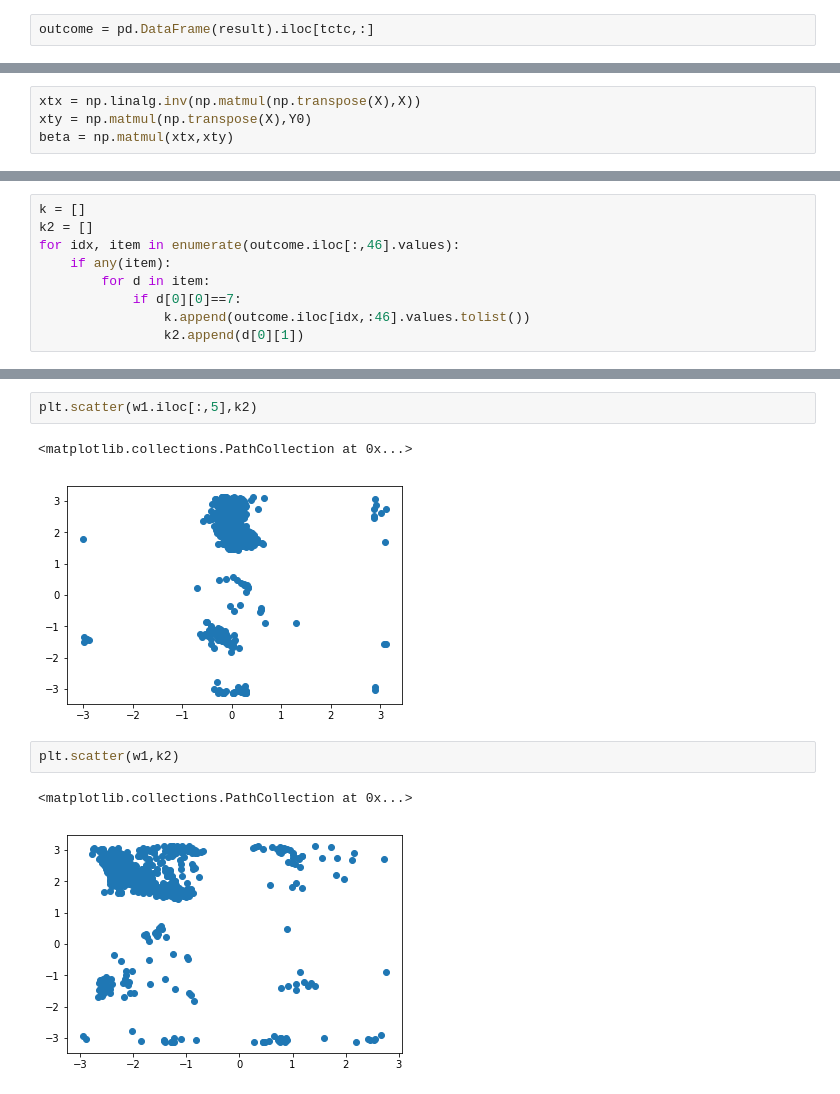
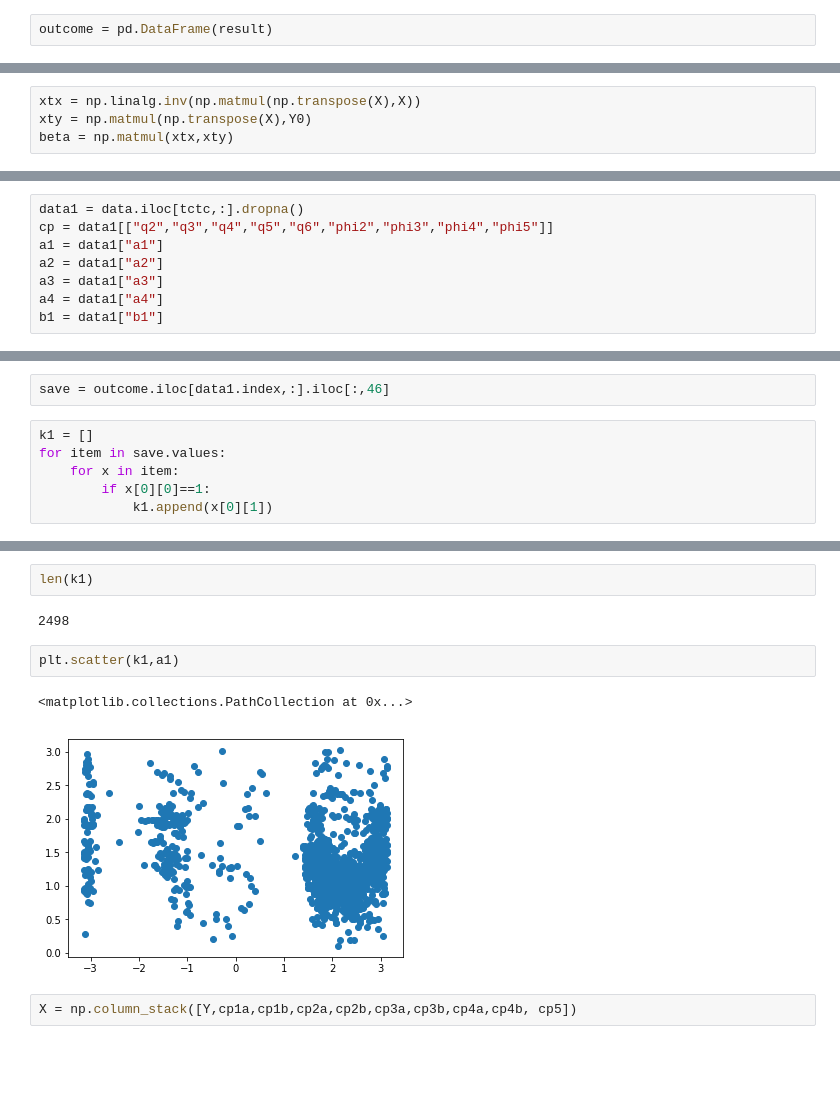
Before and after one commit to lucianlschan/RING, a Jupyter notebook: CTPs Analysis.ipynb, the cells around one changed output, grey strips where cells are left out. Drawn from its saved outputs; the diff is of its cells as text; blank space fills up the shorter version.

```diff
--- a/CTPs Analysis.ipynb
+++ b/CTPs Analysis.ipynb
@@ -572,5 +628,5 @@ for idx, mol in enumerate(peptide):
 # %%
-outcome = pd.DataFrame(result).iloc[tctc,:]
+outcome = pd.DataFrame(result)
 # %%
 endocyclic_torsion = outcome.iloc[:,34:45]
 cps = outcome.iloc[:,1:10]
@@ -601,0 +704,8 @@ array([[1.        , 0.95330263],
+# %%
+data1 = data.iloc[tctc,:].dropna()
+cp = data1[["q2","q3","q4","q5","q6","phi2","phi3","phi4","phi5"]]
+a1 = data1["a1"]
+a2 = data1["a2"]
+a3 = data1["a3"]
+a4 = data1["a4"]
+b1 = data1["b1"]
@@ -602,9 +772,8 @@ array([[1.        , 0.95330263],
+# %%
+save = outcome.iloc[data1.index,:].iloc[:,46]
 # %%
-k = []
-k2 = []
-for idx, item in enumerate(outcome.iloc[:,46].values):
-    if any(item):
-        for d in item:
-            if d[0][0]==7:
-                k.append(outcome.iloc[idx,:46].values.tolist())
-                k2.append(d[0][1])
+k1 = []
+for item in save.values:
+    for x in item:
+        if x[0][0]==1:
+            k1.append(x[0][1])
@@ -658,10 +780,11 @@ plt.scatter(np.matmul(x,beta_exo),y)
-# %%
-plt.scatter(w1.iloc[:,5],k2)
-# %% [output]
-<matplotlib.collections.PathCollection at 0x...>
-[figure, removed]
+# %%
+len(k1)
+# %% [output]
+2498
 # %%
-plt.scatter(w1,k2)
+plt.scatter(k1,a1)
 # %% [output]
 <matplotlib.collections.PathCollection at 0x...>
-[figure, old version]
+[figure, new version]
+# %%
+X = np.column_stack([Y,cp1a,cp1b,cp2a,cp2b,cp3a,cp3b,cp4a,cp4b, cp5])
```
Also changed, not shown: parts of 34 cells of this notebook, 2 other files.
